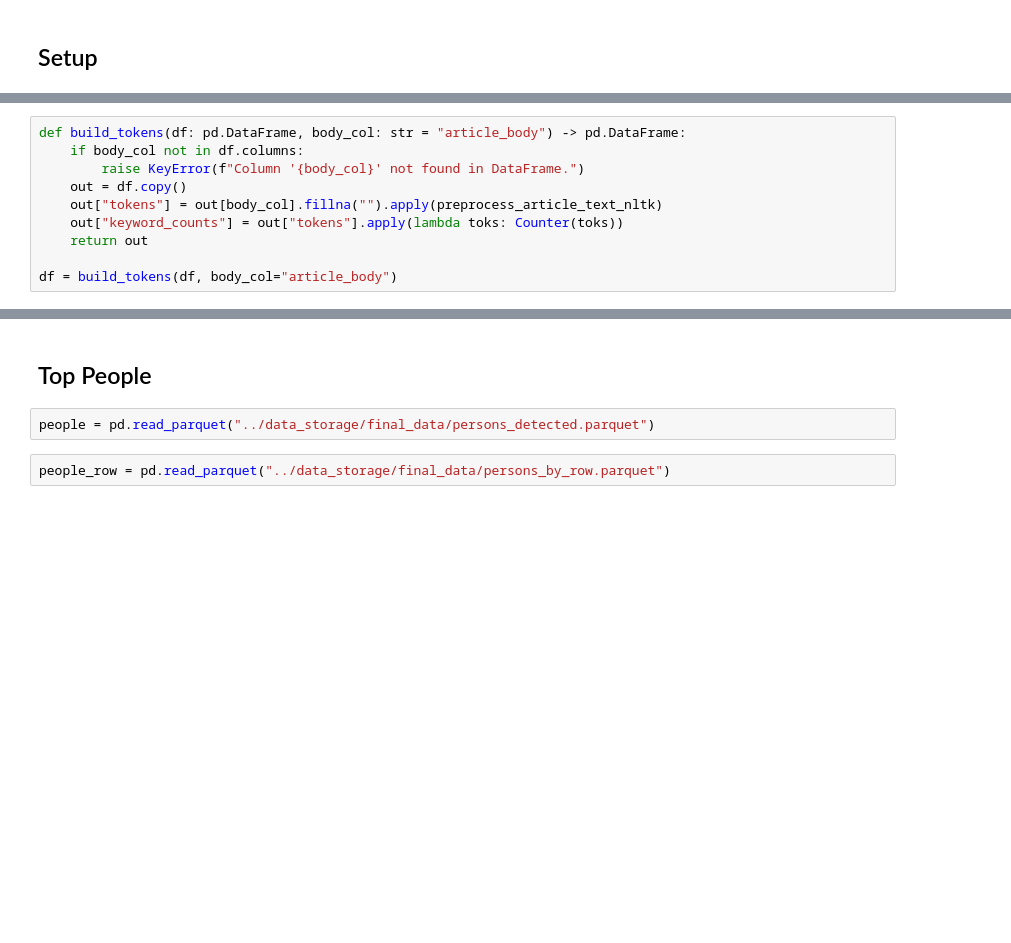
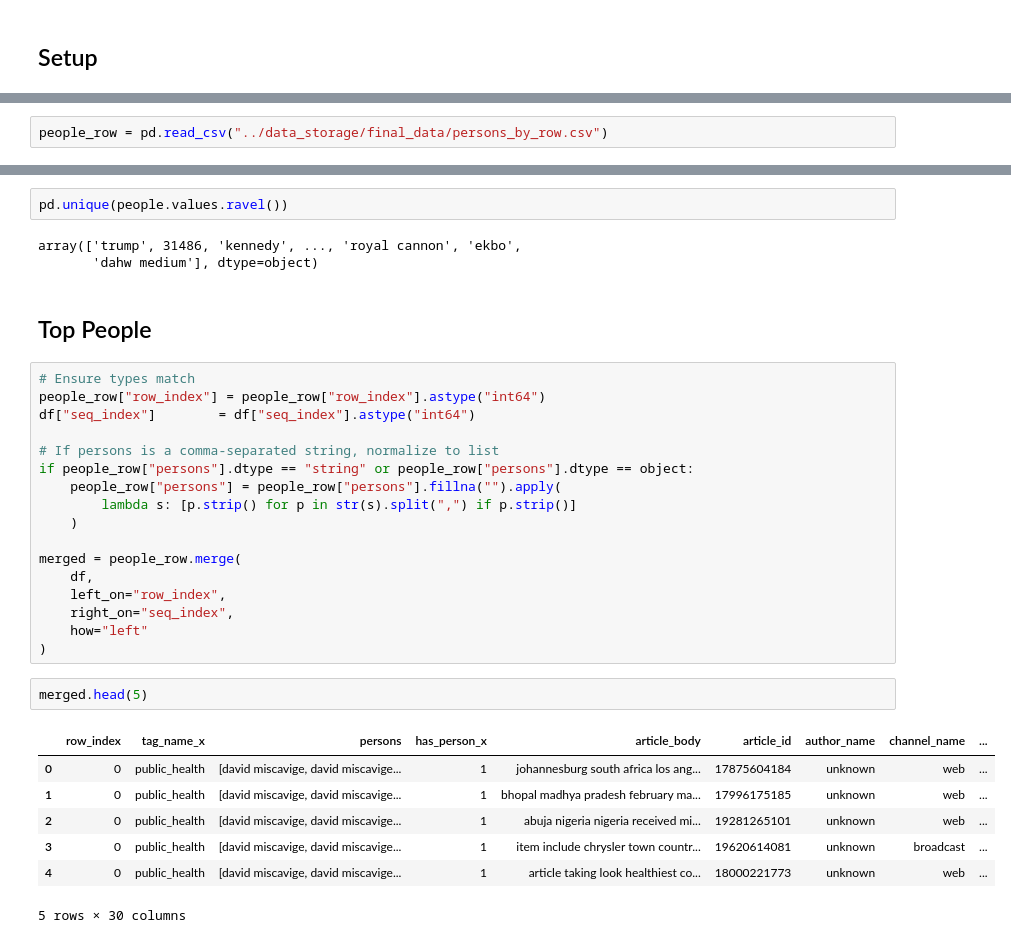
Before and after one commit to amg477/capstone, a Jupyter notebook: analysis/keyword_eda.ipynb, the cells around one changed output, grey strips where cells are left out. Drawn from its saved outputs; the diff is of its cells as text; blank space fills up the shorter version.

```diff
--- a/analysis/keyword_eda.ipynb
+++ b/analysis/keyword_eda.ipynb
@@ -24,10 +20,0 @@ df = pd.read_parquet("../data_storage/processed_data/sampled_data.parquet")
-# %%
-def build_tokens(df: pd.DataFrame, body_col: str = "article_body") -> pd.DataFrame:
-    if body_col not in df.columns:
-        raise KeyError(f"Column '{body_col}' not found in DataFrame.")
-    out = df.copy()
-    out["tokens"] = out[body_col].fillna("").apply(preprocess_article_text_nltk)
-    out["keyword_counts"] = out["tokens"].apply(lambda toks: Counter(toks))
-    return out
-
-df = build_tokens(df, body_col="article_body")
@@ -201,0 +23,2 @@ bigrams = pd.read_parquet("../data_storage/final_data/top_1000_bigrams.parquet")
+# %%
+people_row = pd.read_csv("../data_storage/final_data/persons_by_row.csv")
@@ -202,6 +36,34 @@ bigrams = pd.read_parquet("../data_storage/final_data/top_1000_bigrams.parquet")
+# %%
+pd.unique(people.values.ravel())
+# %% [output]
+array(['trump', 31486, 'kennedy', ..., 'royal cannon', 'ekbo',
+       'dahw medium'], dtype=object)
 # %% [markdown]
 ## Top People
-# %%
-people = pd.read_parquet("../data_storage/final_data/persons_detected.parquet")
-# %%
-people_row = pd.read_parquet("../data_storage/final_data/persons_by_row.parquet")
+# %%
+# Ensure types match
+people_row["row_index"] = people_row["row_index"].astype("int64")
+df["seq_index"]        = df["seq_index"].astype("int64")
+
+# If persons is a comma-separated string, normalize to list
+if people_row["persons"].dtype == "string" or people_row["persons"].dtype == object:
+    people_row["persons"] = people_row["persons"].fillna("").apply(
+        lambda s: [p.strip() for p in str(s).split(",") if p.strip()]
+    )
+
+merged = people_row.merge(
+    df,
+    left_on="row_index",
+    right_on="seq_index",
+    how="left"
+)
+# %%
+merged.head(5)
+# %% [output]
+|  | row_index | tag_name_x | persons | has_person_x | article_body | article_id | author_name | channel_name | ... |
+| 0 | 0 | public_health | [david miscavige, david miscavige... | 1 | johannesburg south africa los ang... | 17875604184 | unknown | web | ... |
+| 1 | 0 | public_health | [david miscavige, david miscavige... | 1 | bhopal madhya pradesh february ma... | 17996175185 | unknown | web | ... |
+| 2 | 0 | public_health | [david miscavige, david miscavige... | 1 | abuja nigeria nigeria received mi... | 19281265101 | unknown | web | ... |
+| 3 | 0 | public_health | [david miscavige, david miscavige... | 1 | item include chrysler town countr... | 19620614081 | unknown | broadcast | ... |
+| 4 | 0 | public_health | [david miscavige, david miscavige... | 1 | article taking look healthiest co... | 18000221773 | unknown | web | ... |
+5 rows × 30 columns
```
Also changed, not shown: parts of 20 cells of this notebook, 1 other file.
